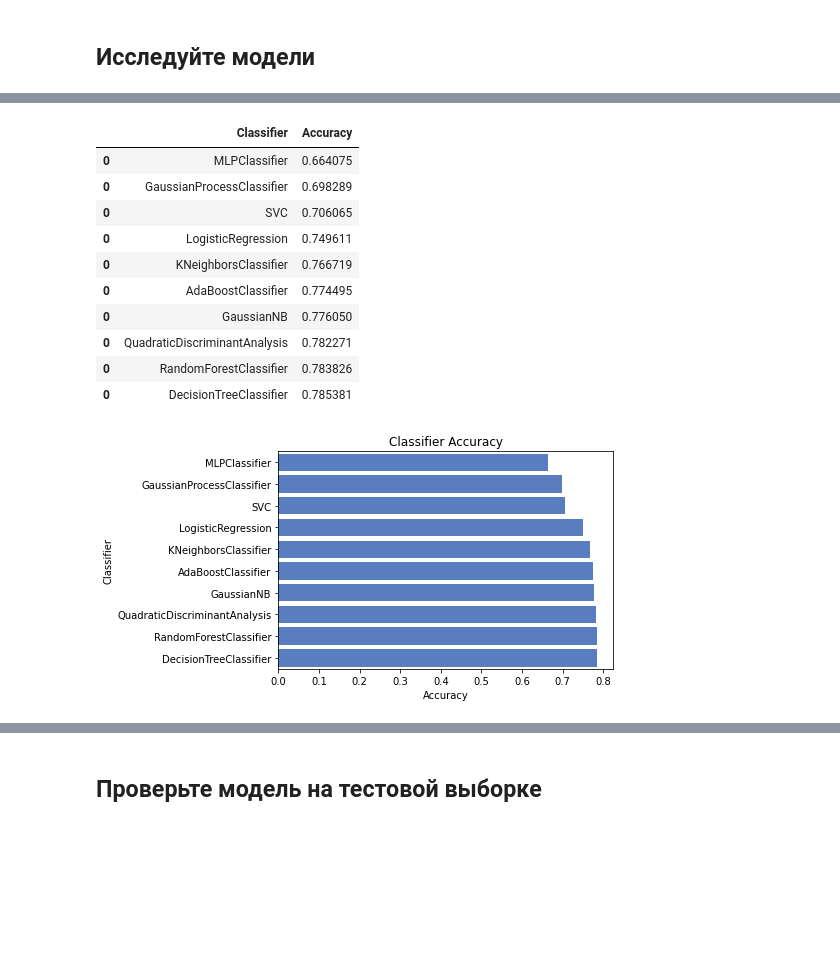
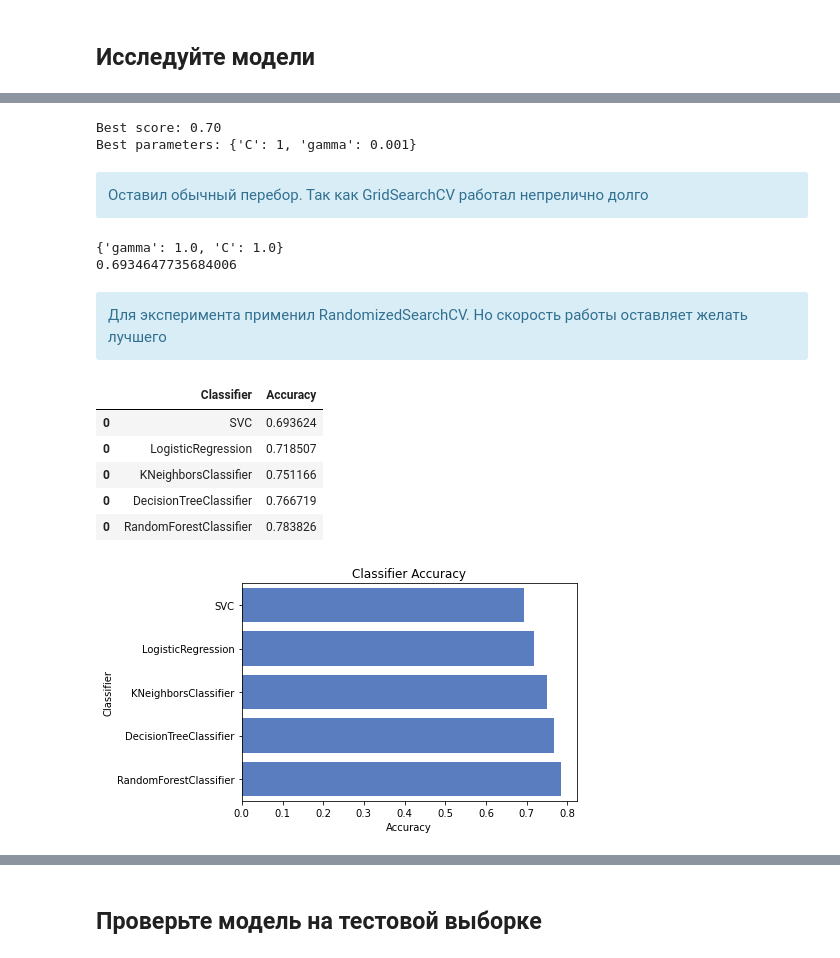
Before and after one commit to karimovdo/model1, a Jupyter notebook: model_rew.ipynb, the cells around one changed output, grey strips where cells are left out. Saved outputs shown, nothing was run; the diff lists cells and outputs as text; code cells hidden in the pictures; blank space fills up the shorter version.

```diff
--- a/model_rew.ipynb
+++ b/model_rew.ipynb
@@ -63,7 +67,8 @@ encoder = LabelEncoder()
 Импортируем ряд библиотек необходимых для анализа.
 # %%
 try:
-    data = pd.read_csv('C:/Users/Денис/Desktop/python/model1/users_behavior.csv')
+    data = pd.read_csv('C:/Users/KarimovDO/Documents/GitHub/model1/users_behavior.csv')
+
 except:
     data = pd.read_csv('/datasets/users_behavior.csv')
 # %% [markdown]
@@ -404,6 +609,7 @@ for neigh in range(1, 11):
     if result > best_result:
         best_result = result # сохраните наилучшую модель
         best_n_neighbors = neigh#  сохраните наилучшее значение метрики accuracy на валидационных данных
+        KNeig_best = model
 
 print(f'best_n_neighbors = {best_n_neighbors} : {best_result}')
 # %% [output]
@@ -418,14 +622,57 @@ best_n_neighbors = 4 : 0.7682737169517885
+# %%
+best_score = 0
+
+for gamma in [0.001, 0.01, 0.1, 1, 10]:
+    for C in [0.001, 0.01, 0.1, 1, 10]:
+        # for each combination of parameters, train an SVC
+        svm = SVC(gamma=gamma, C=C)
+        svm.fit(X_train, y_train)
+        # evaluate the SVC on the test set
+        score = svm.score(X_test, y_test)
+        # if we got a better score, store the score and parameters
+        if score > best_score:
+            best_score = score
+            best_parameters = {'C': C, 'gamma': gamma}
+
+print("Best score: {:.2f}".format(best_score))
+print("Best parameters: {}".format(best_parameters))
+# %% [output]
+Best score: 0.70
+Best parameters: {'C': 1, 'gamma': 0.001}
+# %% [markdown]
+<div class="alert alert-info">
+Оставил обычный перебор. Так как GridSearchCV работал непрелично долго
+# %%
+clf = SVC()
+params = {'C': np.logspace(0, 5, 5),
+          'gamma': np.logspace(0, 5, 5)}
+
+random_search = RandomizedSearchCV(
+    estimator=clf, param_distributions=params, n_iter=25, n_jobs=-1,
+    cv=StratifiedKFold(n_splits=5)
+)
+random_search.fit(X_train, y_train)
+print(random_search.best_params_)
+print(random_search.best_score_)
+# %% [output]
+{'gamma': 1.0, 'C': 1.0}
+0.6934647735684006
+# %% [markdown]
+<div class="alert alert-info">
+Для эксперимента применил RandomizedSearchCV. Но скорость работы оставляет желать лучшего
 # %%
 classifiers = [
-    KNeighborsClassifier(n_neighbors = 8, metric = 'minkowski', p = 2),
-    SVC(gamma=2, C=1),
-    GaussianProcessClassifier(1.0 * RBF(1.0)),
-    DecisionTreeClassifier(max_depth = 3),
-    RandomForestClassifier(random_state=12345, n_estimators = 10),
-    MLPClassifier(alpha=1, max_iter=1000),
-    AdaBoostClassifier(),
-    GaussianNB(),
-    QuadraticDiscriminantAnalysis(),
+    KNeighborsClassifier(n_neighbors = 4, metric = 'minkowski', p = 2),
+
+    SVC(gamma=0.001, C=1),
+
+    DecisionTreeClassifier(criterion = 'entropy', max_depth = 9, max_leaf_nodes = 19),
+
+    RandomForestClassifier(random_state=18,
+    criterion = 'entropy',
+    max_depth = 5,
+    max_features = 'sqrt',
+    n_estimators = 5),
 
     LogisticRegression(# метод для поиска решения. Для небольших датасетов лучше подходит liblinear, sag и saga -- для больших.
     # Варианты: newton-cg, lbfgs, liblinear, sag, saga
@@ -451,43 +698,38 @@ y_valid = y_valid
 acc_dict = {}
 
 memory = []
 
 for clf in classifiers:
     name = clf.__class__.__name__
     clf.fit(X_train, y_train)
     acc = clf.score(X_valid, y_valid)
 
     memory.append(clf)
     if name in acc_dict:
         acc_dict[name] += acc
     else:
         acc_dict[name] = acc
 
 for clf in acc_dict:
     acc_dict[clf] = acc_dict[clf]
     log_entry = pd.DataFrame([[clf, acc_dict[clf]]], columns=log_cols)
     log = log.append(log_entry)
 
 plt.xlabel('Accuracy')
 plt.title('Classifier Accuracy')
 
 sns.set_color_codes("muted")
 sns.barplot(x='Accuracy', y='Classifier', data=log.sort_values(by='Accuracy'), color="b")
 
 display(log.sort_values(by='Accuracy'))
 # %% [output]
 |  | Classifier | Accuracy |
-| 0 | MLPClassifier | 0.664075 |
-| 0 | GaussianProcessClassifier | 0.698289 |
-| 0 | SVC | 0.706065 |
-| 0 | LogisticRegression | 0.749611 |
-| 0 | KNeighborsClassifier | 0.766719 |
-| 0 | AdaBoostClassifier | 0.774495 |
-| 0 | GaussianNB | 0.776050 |
-| 0 | QuadraticDiscriminantAnalysis | 0.782271 |
+| 0 | SVC | 0.693624 |
+| 0 | LogisticRegression | 0.718507 |
+| 0 | KNeighborsClassifier | 0.751166 |
+| 0 | DecisionTreeClassifier | 0.766719 |
 | 0 | RandomForestClassifier | 0.783826 |
-| 0 | DecisionTreeClassifier | 0.785381 |
-[figure, old version]
+[figure, new version]
 # %% [markdown]
 <img src="https://emojigraph.org/media/apple/check-mark-button_2705.png" align=left width=33, heigth=33>
 <div class="alert alert-success">
```
Also changed, not shown: parts of 78 cells of this notebook.
